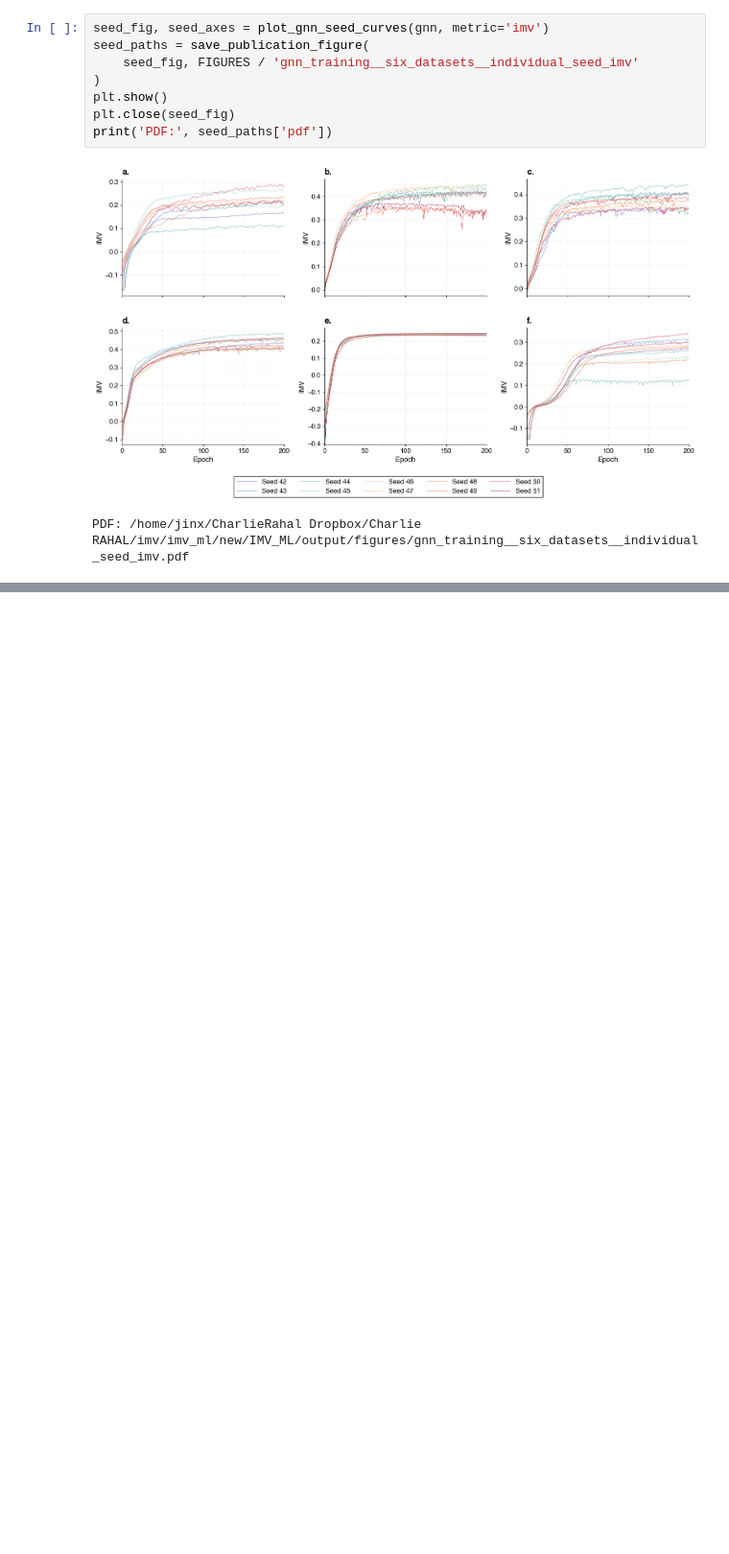
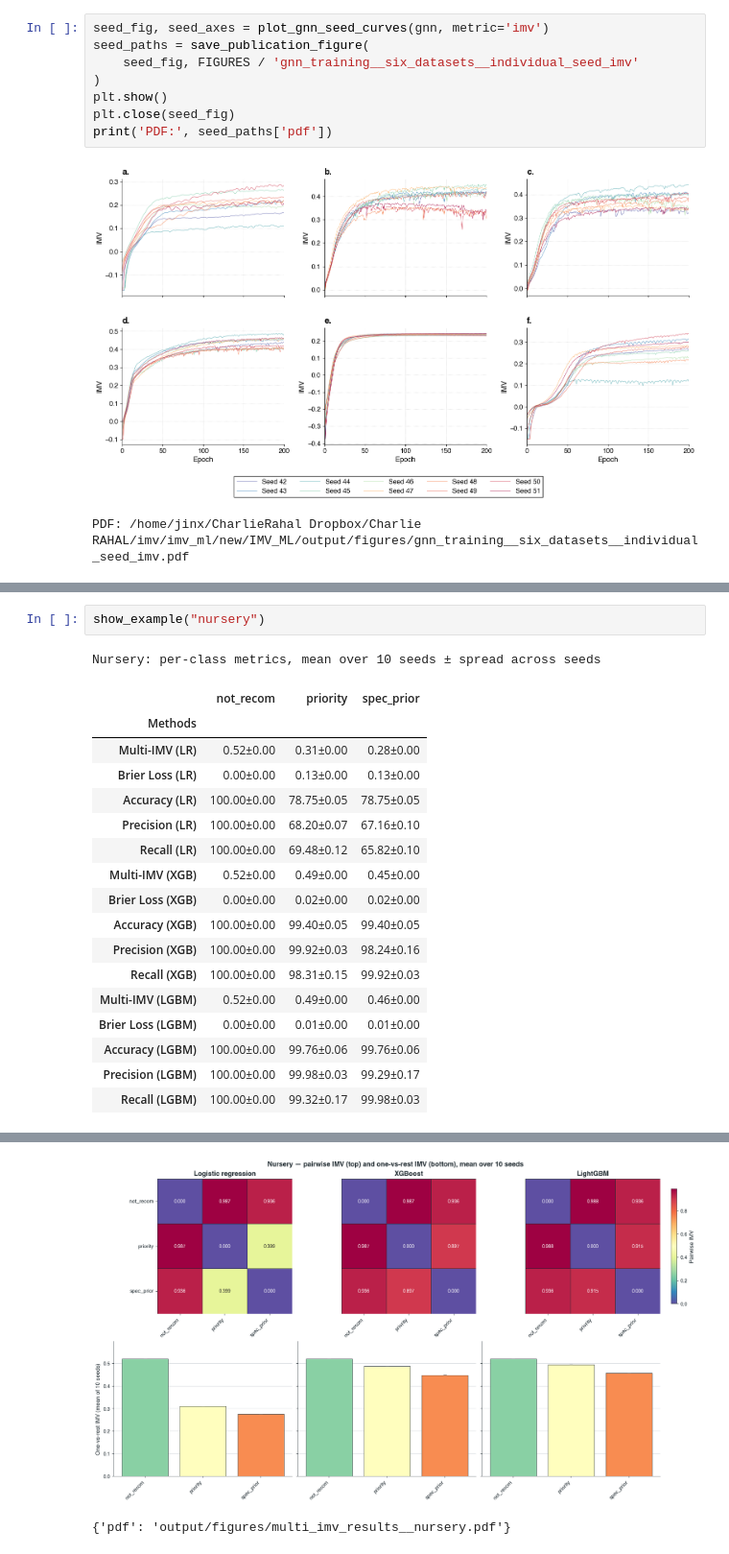
Before and after one commit to intermodelvigorish/IMV_ML, a Jupyter notebook: src/empirical/plotter/plotter.ipynb, the cells around one changed output, grey strips where cells are left out. Shown at 96% size. Cells and saved outputs as stored; diff of their text form; blank space fills up the shorter version.

```diff
--- a/src/plotter/plotter.ipynb
+++ b/src/empirical/plotter/plotter.ipynb
@@ -212,0 +524,21 @@ PDF: /home/jinx/CharlieRahal Dropbox/Charlie RAHAL/imv/imv_ml/new/IMV_ML/output/
+# %%
+show_example("nursery")
+# %% [output]
+Nursery: per-class metrics, mean over 10 seeds ± spread across seeds
+|  | not_recom | priority | spec_prior |
+| Methods |  |  |  |
+| Multi-IMV (LR) | 0.52±0.00 | 0.31±0.00 | 0.28±0.00 |
+| Brier Loss (LR) | 0.00±0.00 | 0.13±0.00 | 0.13±0.00 |
+| Accuracy (LR) | 100.00±0.00 | 78.75±0.05 | 78.75±0.05 |
+| Precision (LR) | 100.00±0.00 | 68.20±0.07 | 67.16±0.10 |
+| Recall (LR) | 100.00±0.00 | 69.48±0.12 | 65.82±0.10 |
+| Multi-IMV (XGB) | 0.52±0.00 | 0.49±0.00 | 0.45±0.00 |
+| Brier Loss (XGB) | 0.00±0.00 | 0.02±0.00 | 0.02±0.00 |
+| Accuracy (XGB) | 100.00±0.00 | 99.40±0.05 | 99.40±0.05 |
+| Precision (XGB) | 100.00±0.00 | 99.92±0.03 | 98.24±0.16 |
+| Recall (XGB) | 100.00±0.00 | 98.31±0.15 | 99.92±0.03 |
+| Multi-IMV (LGBM) | 0.52±0.00 | 0.49±0.00 | 0.46±0.00 |
+| Brier Loss (LGBM) | 0.00±0.00 | 0.01±0.00 | 0.01±0.00 |
+| Accuracy (LGBM) | 100.00±0.00 | 99.76±0.06 | 99.76±0.06 |
+| Precision (LGBM) | 100.00±0.00 | 99.98±0.03 | 99.29±0.17 |
+| Recall (LGBM) | 100.00±0.00 | 99.32±0.17 | 99.98±0.03 |
@@ -212,0 +548,2 @@ PDF: /home/jinx/CharlieRahal Dropbox/Charlie RAHAL/imv/imv_ml/new/IMV_ML/output/
+[figure, added]
+{'pdf': 'output/figures/multi_imv_results__nursery.pdf'}
```
Also changed, not shown: parts of 21 cells of this notebook, 22 other files.
